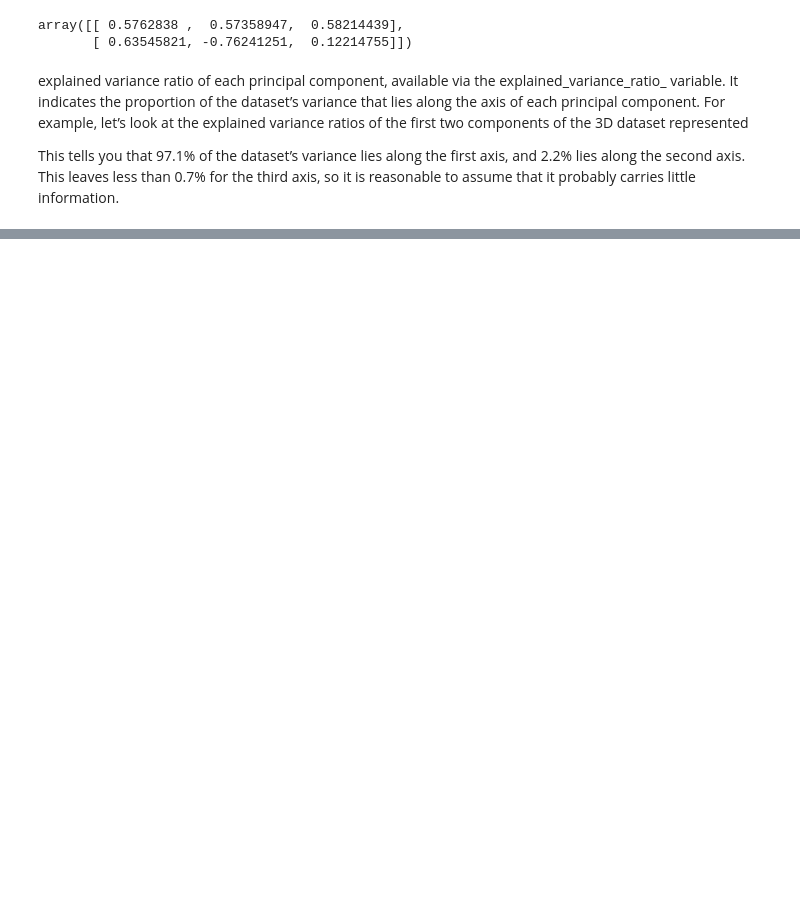
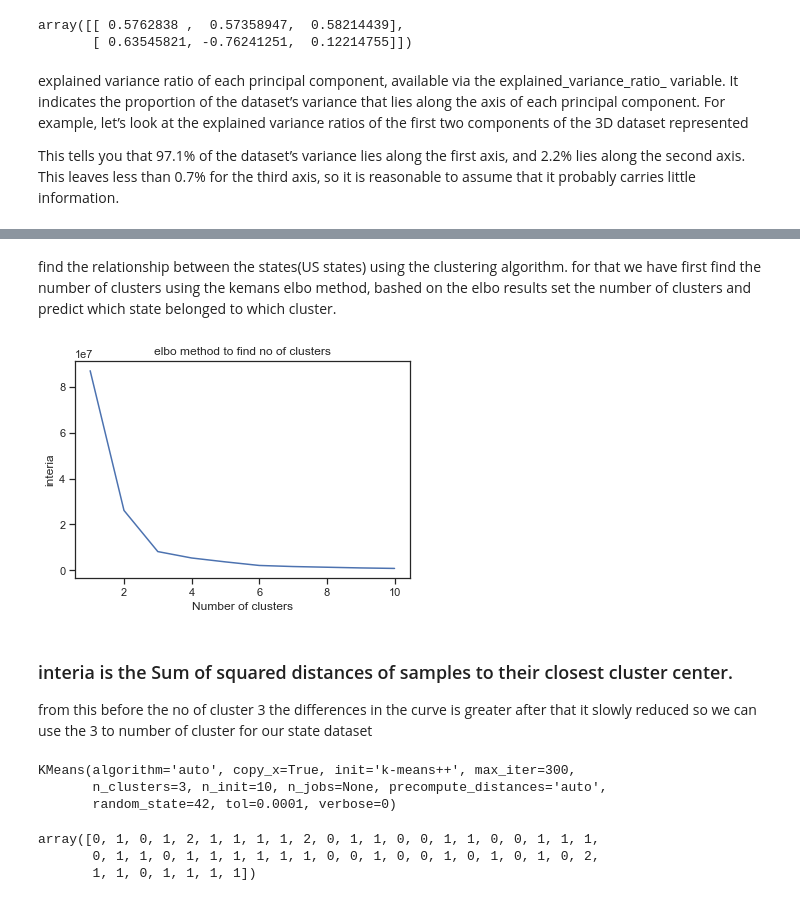
Before and after one commit to pavi-ninjaac/Data_Science_internship_program_Technocolaps_July2020, a Jupyter notebook: Final_project/final_project_technocolaps_ds.ipynb, the cells around one changed output, grey strips where cells are left out. Cells and saved outputs as stored; diff of their text form; code cells hidden in the pictures; blank space fills up the shorter version.

Commit message:
did kmenas and found the clusters

```diff
--- a/Final_project/final_project_technocolaps_ds.ipynb
+++ b/Final_project/final_project_technocolaps_ds.ipynb
@@ -158,0 +223,41 @@ array([0.97140562, 0.02272521])
+# %% [markdown]
+find the relationship between the states(US states) using the clustering algorithm. for that we have first find the number of clusters using the kemans elbo method, bashed on the elbo results set the number of clusters and predict which state belonged to which cluster.
+# %%
+#import kmean from sklean cluster
+from sklearn.cluster import KMeans
+
+#find the number of clusters using the elbo method
+data=data_acci.iloc[:,1:]
+ws=[]
+for i in range(1,11):
+    kmeans=KMeans(n_clusters = i, init = 'k-means++', random_state = 42)
+    kmeans.fit(data)
+    ws.append(kmeans.inertia_)
+
+# plot the elbo
+plt.plot(range(1,11),ws)
+plt.title('elbo method to find no of clusters')
+plt.xlabel('Number of clusters')
+plt.ylabel('interia')
+plt.show()
+# %% [output]
+[figure, added]
+# %% [markdown]
+### interia is the Sum of squared distances of samples to their closest cluster center.
+from this before the no of cluster 3 the differences in the curve is greater after that it slowly reduced so we can use the 3 to number of cluster for our state dataset
+# %%
+#fit the kmeans
+kmeans=KMeans(n_clusters = 3, init = 'k-means++', random_state = 42)
+kmeans.fit(data)
+# %% [output]
+KMeans(algorithm='auto', copy_x=True, init='k-means++', max_iter=300,
+       n_clusters=3, n_init=10, n_jobs=None, precompute_distances='auto',
+       random_state=42, tol=0.0001, verbose=0)
+# %%
+# find the labels for each sample ,like which class they belonged to
+label=kmeans.labels_
+label
+# %% [output]
+array([0, 1, 0, 1, 2, 1, 1, 1, 1, 2, 0, 1, 1, 0, 0, 1, 1, 0, 0, 1, 1, 1,
+       0, 1, 1, 0, 1, 1, 1, 1, 1, 1, 0, 0, 1, 0, 0, 1, 0, 1, 0, 1, 0, 2,
+       1, 1, 0, 1, 1, 1, 1])
```
Also changed, not shown: parts of 7 cells of this notebook.
